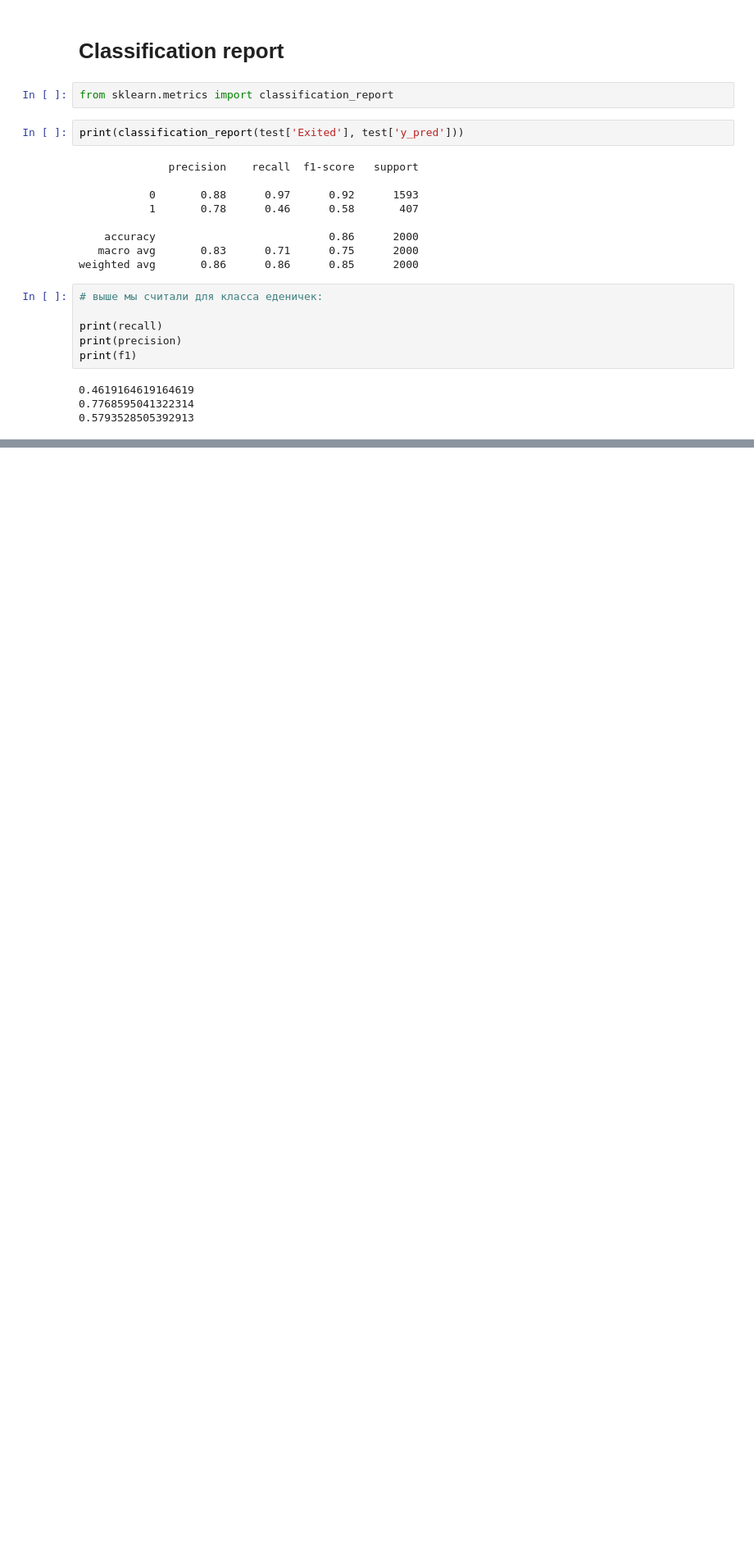
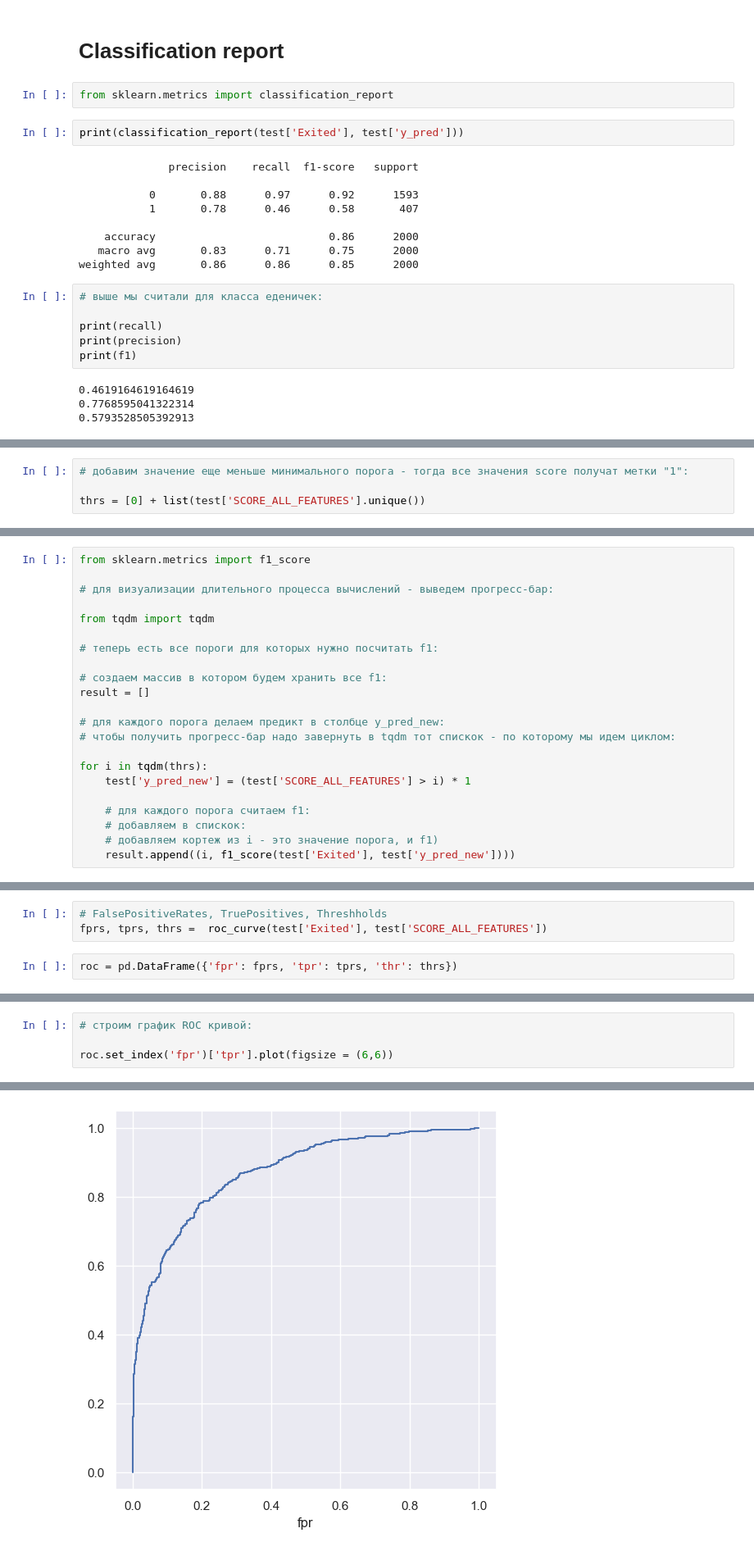
Before and after one commit to kroninam/My_Notes_Base_DS, a Jupyter notebook: 004_Classification_Meterics/001_Classification_Metrics_1.ipynb, the cells around one changed output, grey strips where cells are left out. Shown at 82% size. Drawn from its saved outputs; the diff is of its cells as text; blank space fills up the shorter version.

```diff
--- a/004_Classification_Meterics/001_Classification_Metrics_1.ipynb
+++ b/004_Classification_Meterics/001_Classification_Metrics_1.ipynb
@@ -729,0 +846,4 @@ print(f1)
+# %%
+# добавим значение еще меньше минимального порога - тогда все значения score получат метки "1":
+
+thrs = [0] + list(test['SCORE_ALL_FEATURES'].unique())
@@ -729,0 +889,22 @@ print(f1)
+# %%
+from sklearn.metrics import f1_score
+
+# для визуализации длительного процесса вычислений - выведем прогресс-бар:
+
+from tqdm import tqdm
+
+# теперь есть все пороги для которых нужно посчитать f1:
+
+# создаем массив в котором будем хранить все f1:
+result = []
+
+# для каждого порога делаем предикт в столбце y_pred_new:
+# чтобы получить прогресс-бар надо завернуть в tqdm тот спискок - по которому мы идем циклом:
+
+for i in tqdm(thrs):
+    test['y_pred_new'] = (test['SCORE_ALL_FEATURES'] > i) * 1
+
+    # для каждого порога считаем f1:
+    # добавляем в спискок:
+    # добавляем кортеж из i - это значение порога, и f1)
+    result.append((i, f1_score(test['Exited'], test['y_pred_new'])))
@@ -729,0 +961,5 @@ print(f1)
+# %%
+# FalsePositiveRates, TruePositives, Threshholds
+fprs, tprs, thrs =  roc_curve(test['Exited'], test['SCORE_ALL_FEATURES'])
+# %%
+roc = pd.DataFrame({'fpr': fprs, 'tpr': tprs, 'thr': thrs})
@@ -729,0 +983,5 @@ print(f1)
+# %%
+# строим график ROC кривой:
+
+roc.set_index('fpr')['tpr'].plot(figsize = (6,6))
+# %% [output]
@@ -729,0 +989 @@ print(f1)
+[figure, added]
```
Also changed, not shown: parts of 79 cells of this notebook, 5 other files.
